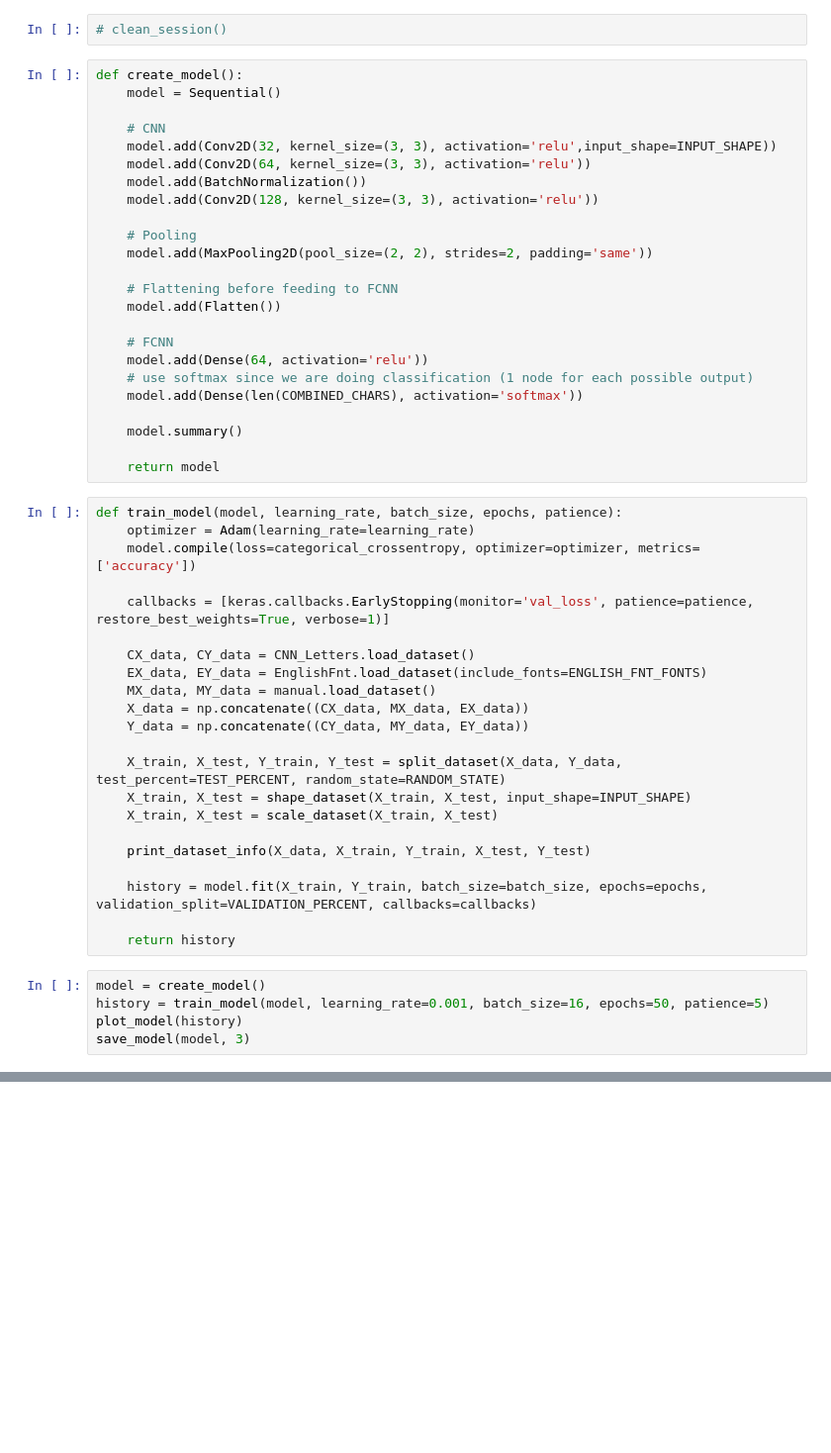
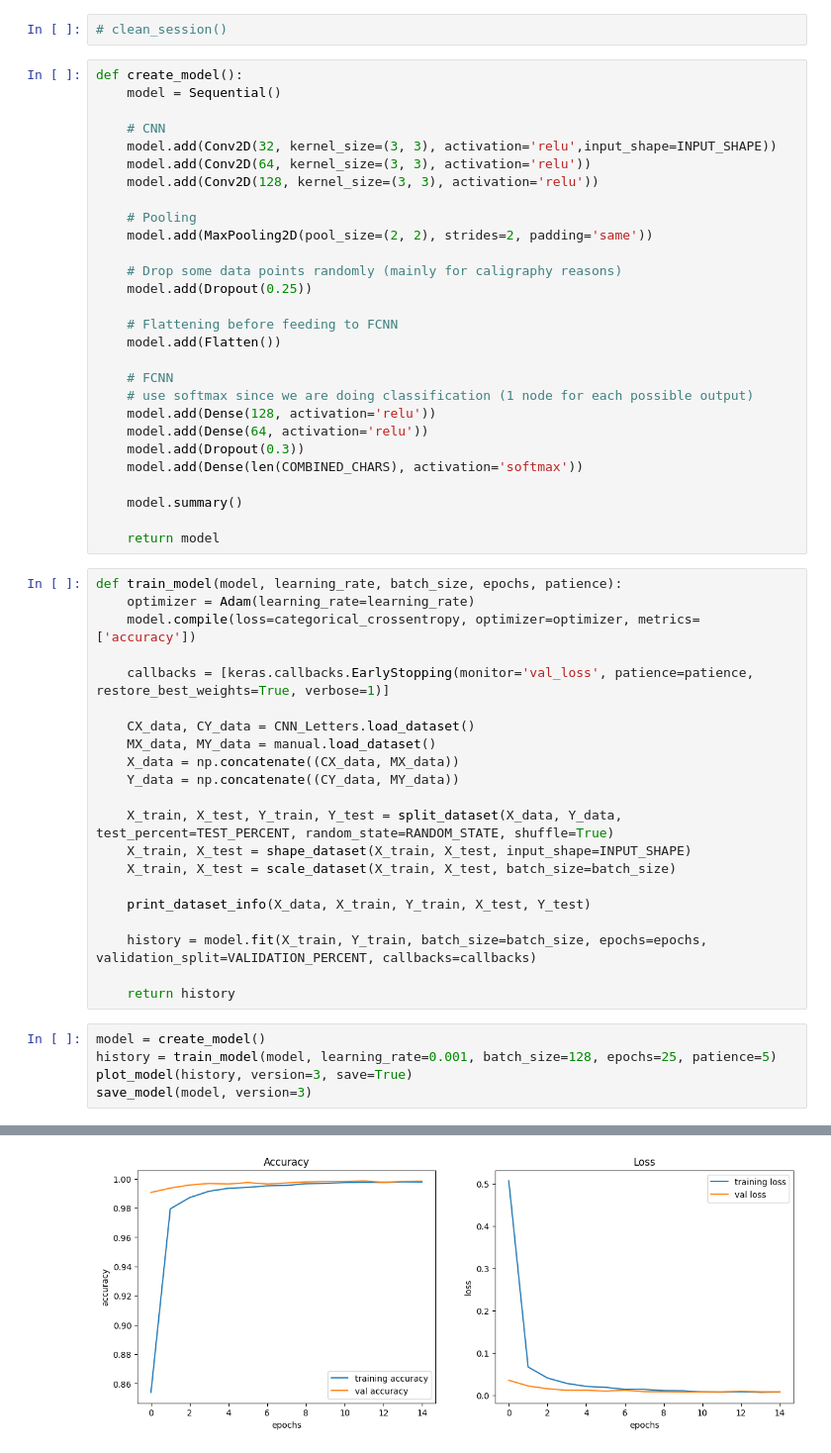
Before and after one commit to Team-Undefined-AI-HS-CY/AI-HS-CY-Final-Project, a Jupyter notebook: v3.ipynb, the cells around one changed output, grey strips where cells are left out. Shown: that part at 99% size. Cells and saved outputs as stored; diff of their text form; blank space fills up the shorter version.

```diff
--- a/v3.ipynb
+++ b/v3.ipynb
@@ -24,18 +24,22 @@ def create_model():
     # CNN
     model.add(Conv2D(32, kernel_size=(3, 3), activation='relu',input_shape=INPUT_SHAPE))
     model.add(Conv2D(64, kernel_size=(3, 3), activation='relu'))
-    model.add(BatchNormalization())
     model.add(Conv2D(128, kernel_size=(3, 3), activation='relu'))
 
     # Pooling
     model.add(MaxPooling2D(pool_size=(2, 2), strides=2, padding='same'))
 
+    # Drop some data points randomly (mainly for caligraphy reasons)
+    model.add(Dropout(0.25))
+
     # Flattening before feeding to FCNN
     model.add(Flatten())
 
     # FCNN
+    # use softmax since we are doing classification (1 node for each possible output)
+    model.add(Dense(128, activation='relu'))
     model.add(Dense(64, activation='relu'))
-    # use softmax since we are doing classification (1 node for each possible output)
+    model.add(Dropout(0.3))
     model.add(Dense(len(COMBINED_CHARS), activation='softmax'))
 
     model.summary()
@@ -49,14 +53,13 @@ def train_model(model, learning_rate, batch_size, epochs, patience):
     callbacks = [keras.callbacks.EarlyStopping(monitor='val_loss', patience=patience, restore_best_weights=True, verbose=1)]
 
     CX_data, CY_data = CNN_Letters.load_dataset()
-    EX_data, EY_data = EnglishFnt.load_dataset(include_fonts=ENGLISH_FNT_FONTS)
     MX_data, MY_data = manual.load_dataset()
-    X_data = np.concatenate((CX_data, MX_data, EX_data))
-    Y_data = np.concatenate((CY_data, MY_data, EY_data))
+    X_data = np.concatenate((CX_data, MX_data))
+    Y_data = np.concatenate((CY_data, MY_data))
 
-    X_train, X_test, Y_train, Y_test = split_dataset(X_data, Y_data, test_percent=TEST_PERCENT, random_state=RANDOM_STATE)
+    X_train, X_test, Y_train, Y_test = split_dataset(X_data, Y_data, test_percent=TEST_PERCENT, random_state=RANDOM_STATE, shuffle=True)
     X_train, X_test = shape_dataset(X_train, X_test, input_shape=INPUT_SHAPE)
-    X_train, X_test = scale_dataset(X_train, X_test)
+    X_train, X_test = scale_dataset(X_train, X_test, batch_size=batch_size)
 
     print_dataset_info(X_data, X_train, Y_train, X_test, Y_test)
 
@@ -65,6 +68,7 @@ def train_model(model, learning_rate, batch_size, epochs, patience):
     return history
 # %%
 model = create_model()
-history = train_model(model, learning_rate=0.001, batch_size=16, epochs=50, patience=5)
-plot_model(history)
-save_model(model, 3)
+history = train_model(model, learning_rate=0.001, batch_size=128, epochs=25, patience=5)
+plot_model(history, version=3, save=True)
+save_model(model, version=3)
+# %% [output]
@@ -70,0 +144 @@ save_model(model, 3)
+[figure, added]
```
Also changed, not shown: parts of 1 cell of this notebook, 33 other files.
